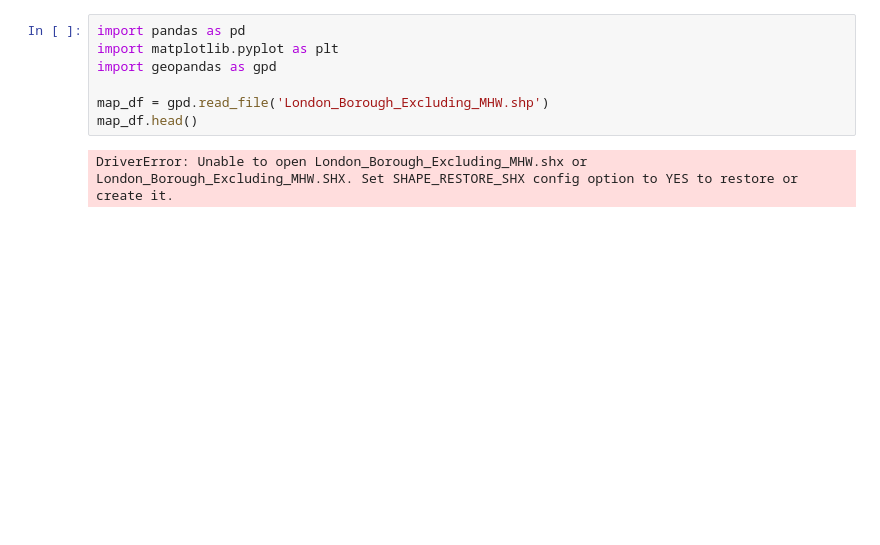
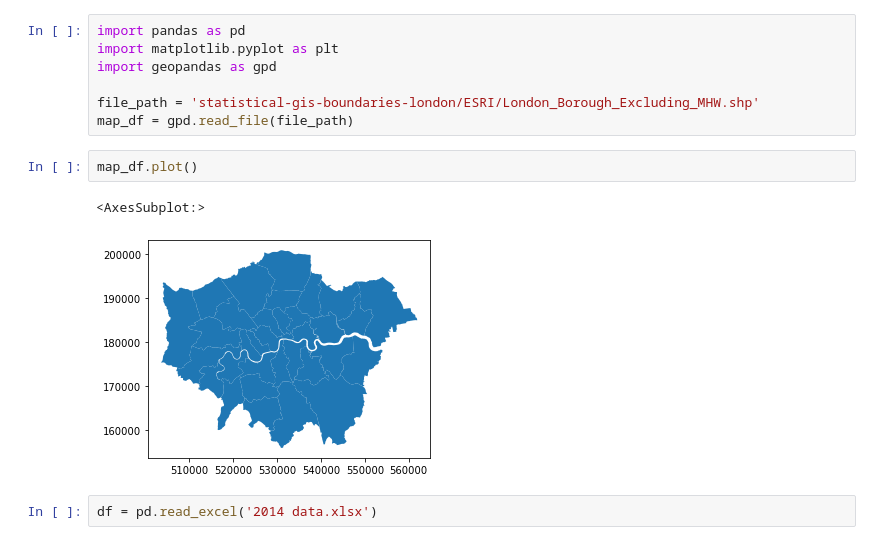
Before and after one commit to alyssageorgee/alyssageorge.github.io, a Jupyter notebook: choropleth map.ipynb, the cells around one changed output. Drawn from its saved outputs; the diff is of its cells as text; blank space fills up the shorter version.

```diff
--- a/choropleth map.ipynb
+++ b/choropleth map.ipynb
@@ -3,7 +3,12 @@ import pandas as pd
 import matplotlib.pyplot as plt
 import geopandas as gpd
 
-map_df = gpd.read_file('London_Borough_Excluding_MHW.shp')
-map_df.head()
+file_path = 'statistical-gis-boundaries-london/ESRI/London_Borough_Excluding_MHW.shp'
+map_df = gpd.read_file(file_path)
-# %% [output]
-DriverError: Unable to open London_Borough_Excluding_MHW.shx or London_Borough_Excluding_MHW.SHX. Set SHAPE_RESTORE_SHX config option to YES to restore or create it.
+# %%
+map_df.plot()
+# %% [output]
+<AxesSubplot:>
+[figure, added]
+# %%
+df = pd.read_excel('2014 data.xlsx')
```
Also changed, not shown: parts of 2 cells of this notebook, 1 other file.
